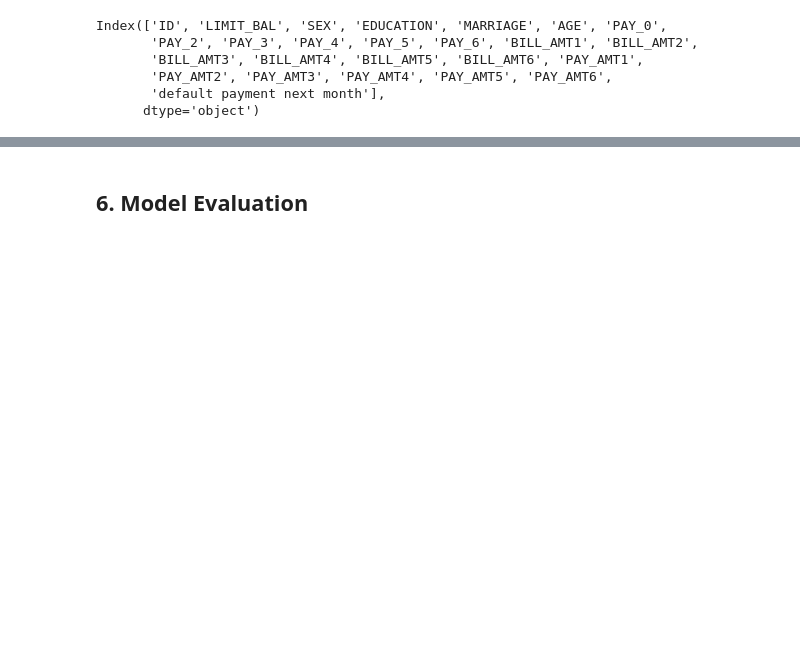
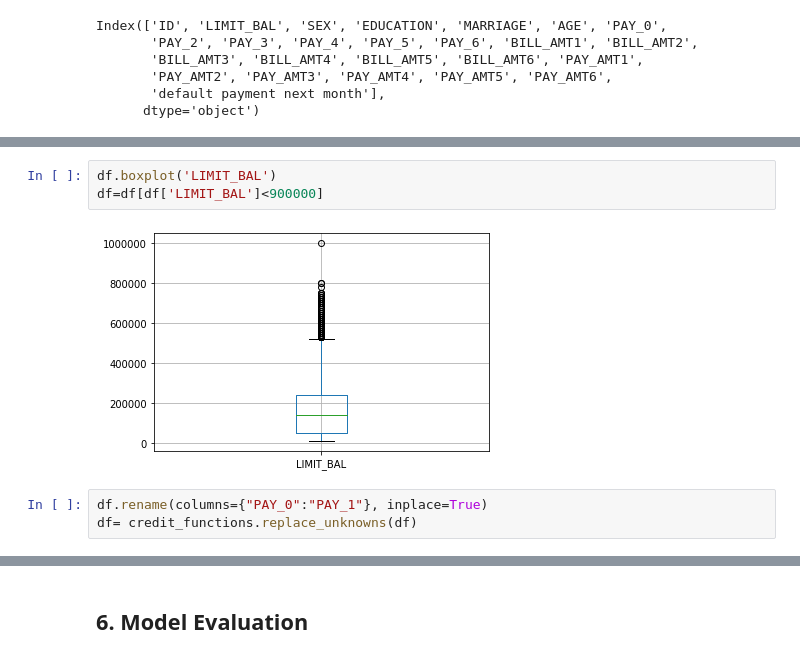
Before and after one commit to coreyryanhanson/nyc-mhtn-ds-010620-lectures, a Jupyter notebook: week-9/classification-assessment/working_assessment.ipynb, the cells around one changed output, grey strips where cells are left out. Saved outputs shown, nothing was run; the diff lists cells and outputs as text; blank space fills up the shorter version.

```diff
--- a/week-9/classification-assessment/working_assessment.ipynb
+++ b/week-9/classification-assessment/working_assessment.ipynb
@@ -166,0 +63,8 @@ df
+# %%
+df.boxplot('LIMIT_BAL')
+df=df[df['LIMIT_BAL']<900000]
+# %% [output]
+[figure, added]
+# %%
+df.rename(columns={"PAY_0":"PAY_1"}, inplace=True)
+df= credit_functions.replace_unknowns(df)
```
Also changed, not shown: parts of 46 cells of this notebook, 1 other file.
